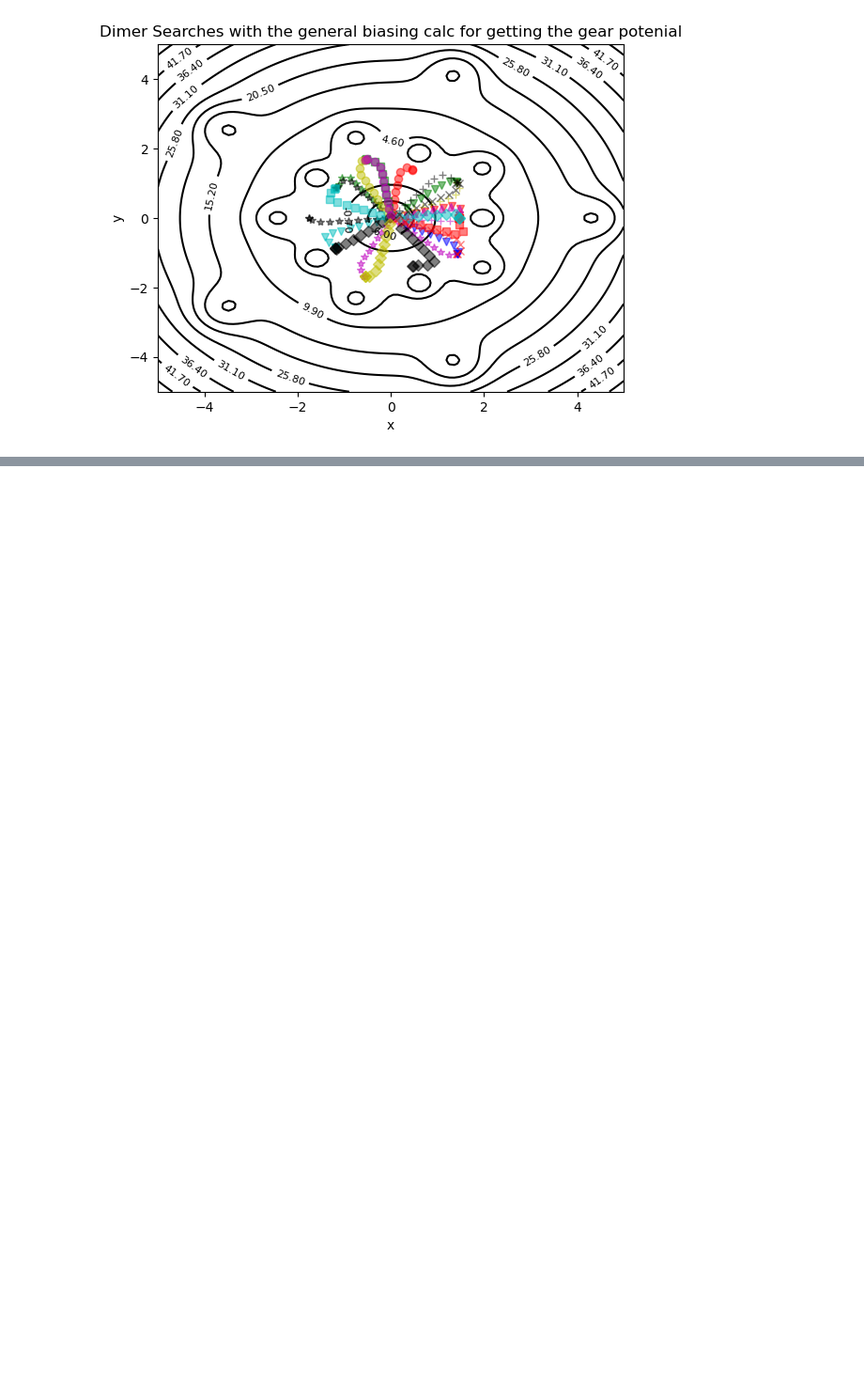
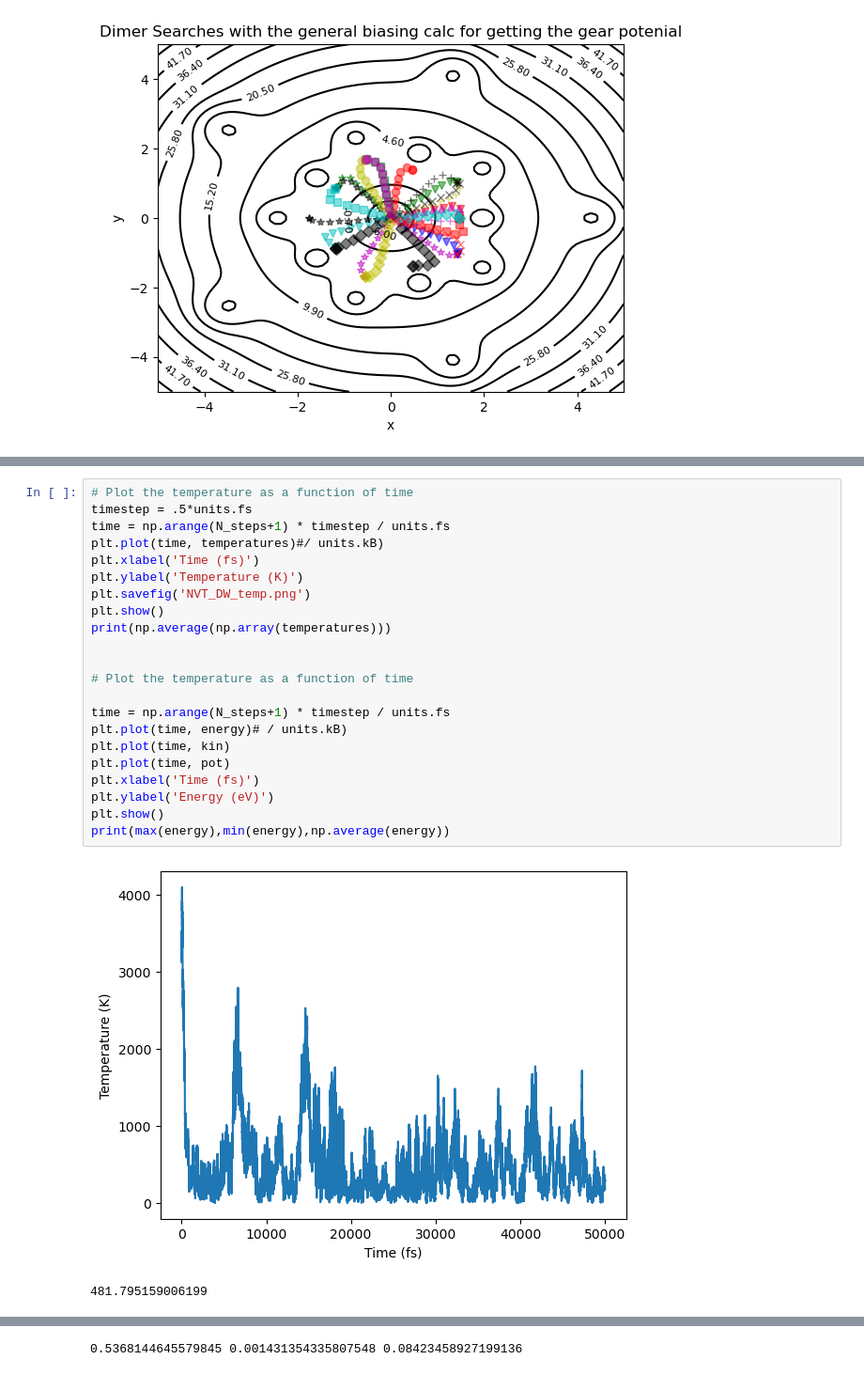
Before and after one commit to Nilsgoe/biASE, a Jupyter notebook: biASE_test.ipynb, the cells around one changed output, grey strips where cells are left out. Shown at 94% size. Cells and saved outputs as stored; diff of their text form; blank space fills up the shorter version.

```diff
--- a/biASE_test.ipynb
+++ b/biASE_test.ipynb
@@ -688,0 +868,25 @@ BFGS:    0 11:04:49      -10.000000        0.0000
+# %%
+# Plot the temperature as a function of time
+timestep = .5*units.fs
+time = np.arange(N_steps+1) * timestep / units.fs
+plt.plot(time, temperatures)#/ units.kB)
+plt.xlabel('Time (fs)')
+plt.ylabel('Temperature (K)')
+plt.savefig('NVT_DW_temp.png')
+plt.show()
+print(np.average(np.array(temperatures)))
+
+
+# Plot the temperature as a function of time
+
+time = np.arange(N_steps+1) * timestep / units.fs
+plt.plot(time, energy)# / units.kB)
+plt.plot(time, kin)
+plt.plot(time, pot)
+plt.xlabel('Time (fs)')
+plt.ylabel('Energy (eV)')
+plt.show()
+print(max(energy),min(energy),np.average(energy))
+# %% [output]
+[figure, added]
+481.795159006199
@@ -688,0 +894 @@ BFGS:    0 11:04:49      -10.000000        0.0000
+0.5368144645579845 0.001431354335807548 0.08423458927199136
```
Also changed, not shown: parts of 32 cells of this notebook.
